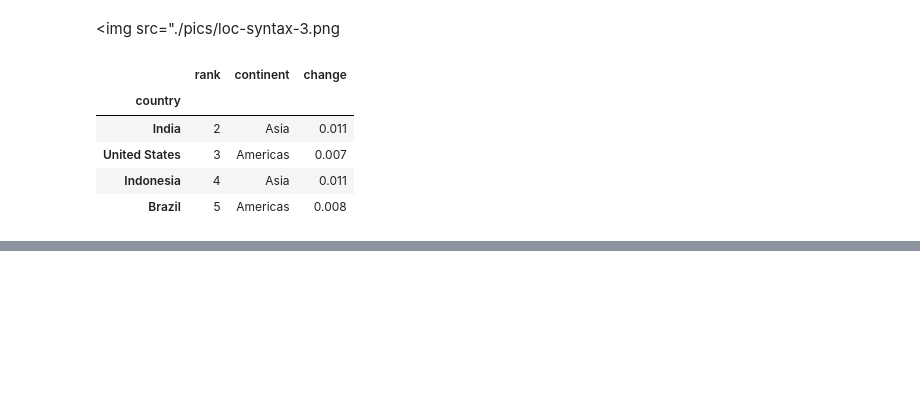
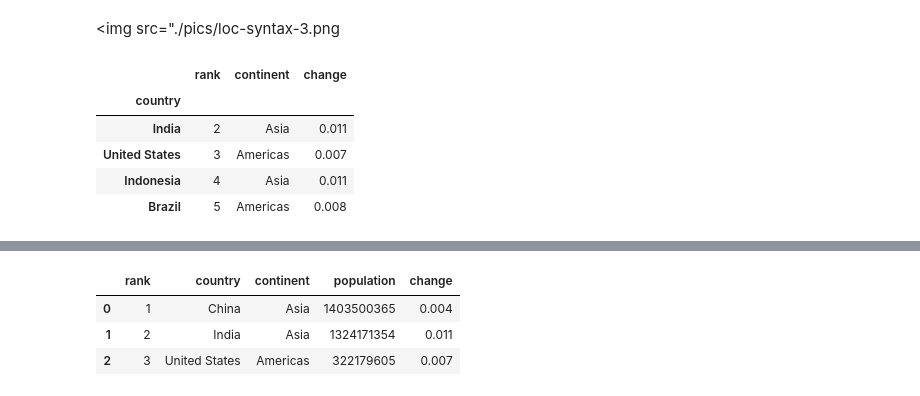
Before and after one commit to hotcode002/Machine-Learning-with-Python, a Jupyter notebook: week_1_basics/day_4_ml_data_structures_1/notebooks/pandas.ipynb, the cells around one changed output, grey strips where cells are left out. Saved outputs shown, nothing was run; the diff lists cells and outputs as text; code cells hidden in the pictures; blank space fills up the shorter version.

```diff
--- a/week_1_basics/day_4_ml_data_structures_1/notebooks/pandas.ipynb
+++ b/week_1_basics/day_4_ml_data_structures_1/notebooks/pandas.ipynb
@@ -410,0 +489,5 @@ df_country.loc[ "India":"Brazil", ["rank","continent","change"]]
+# %%
+df1 = df.iloc[0:3,0:3]
+df2 = df.iloc[0:3,3:5]
+print ( df1 )
+print ( df2 )
@@ -410,0 +503,8 @@ df_country.loc[ "India":"Brazil", ["rank","continent","change"]]
+# %%
+df_new = pd.concat([df1,df2],axis=1)
+df_new
+# %% [output]
+|  | rank | country | continent | population | change |
+| 0 | 1 | China | Asia | 1403500365 | 0.004 |
+| 1 | 2 | India | Asia | 1324171354 | 0.011 |
+| 2 | 3 | United States | Americas | 322179605 | 0.007 |
```
Also changed, not shown: parts of 17 cells of this notebook, 3 other files.
